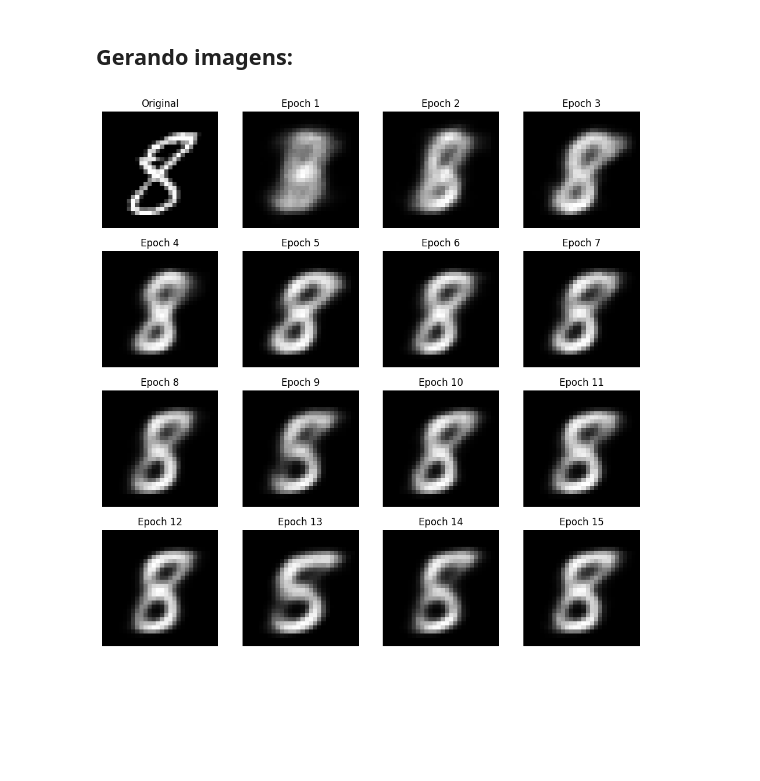
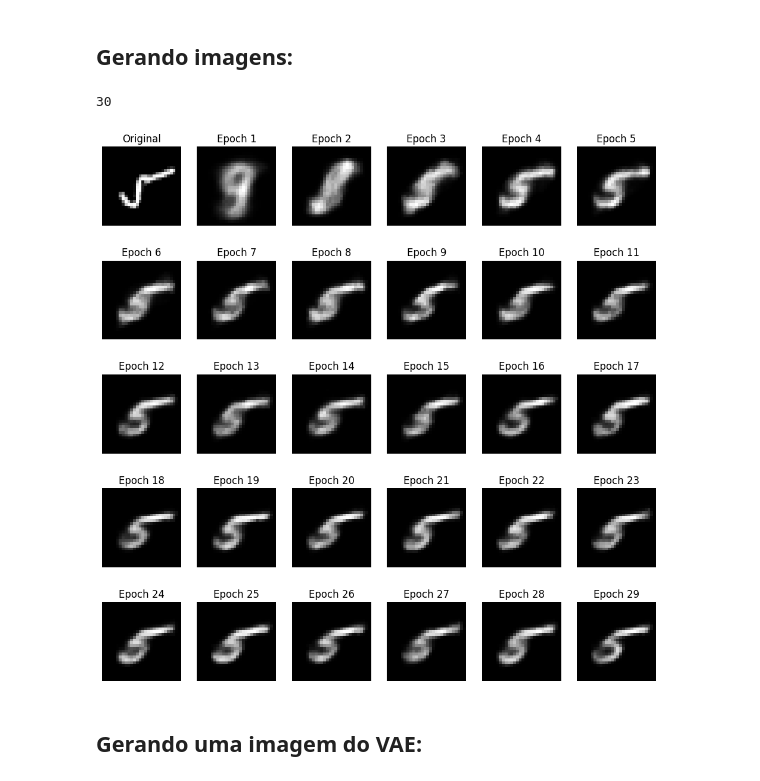
Before and after one commit to FelipeMeiga/tcc, a Jupyter notebook: vae.ipynb, the cells around one changed output. Saved outputs shown, nothing was run; the diff lists cells and outputs as text; code cells hidden in the pictures; blank space fills up the shorter version.

```diff
--- a/vae.ipynb
+++ b/vae.ipynb
@@ -107,7 +108,7 @@ specific_image, _ = train_dataset[0]
 specific_image = specific_image.to(device).view(-1, image_dims_color)
 
 model.train()
-num_epochs = 15
+num_epochs = 30
 reconstructions = []
 # %% [output]
 cuda
@@ -115,6 +116,8 @@ cuda
 ## Treinamento:
 (salvando os pesos do modelo em cada epoca)
 # %%
+train_loss_values = []
+
 for epoch in range(num_epochs):
     train_loss = 0
     for batch_idx, (data, _) in enumerate(train_loader):
@@ -126,7 +129,9 @@ for epoch in range(num_epochs):
         train_loss += loss.item()
         optimizer.step()
 
-    # Salvar os pesos do modelo para cada época
+    average_train_loss = train_loss / len(train_loader)
+    train_loss_values.append(average_train_loss)
+
     torch.save(model.state_dict(), f'./epochs/vae_epoch_{epoch + 1}.pth')
 
     model.eval()
@@ -136,4 +141,11 @@ for epoch in range(num_epochs):
     model.train()
 
     print(f'Epoch {epoch + 1}, Loss: {train_loss / len(train_loader.dataset)}')
+
+plt.plot(range(1, num_epochs+1), train_loss_values, label='Training Loss')
+plt.xlabel('Epoch')
+plt.ylabel('Loss')
+plt.title('Training Loss Curve')
+plt.legend()
+plt.show()
 # %% [output]
@@ -156,39 +171,43 @@ Epoch 15, Loss: 129.38853767903646
 ## Gerando imagens:
 # %%
 def predict(image, num_epochs):
+    print(num_epochs)
     image = image.to(device).view(-1, image_dims_color)
     predictions = []
     for epoch in range(1, num_epochs + 1):
         model.load_state_dict(torch.load(f'./epochs/vae_epoch_{epoch}.pth'))
         model.eval()
         with torch.no_grad():
             recon_image, _, _ = model(image)
             predictions.append(recon_image.view(28, 28).cpu().numpy())
     return predictions
 
 model.eval()
 with torch.no_grad():
     z = torch.randn(64, 20).to(device)
     sample = model.decode(z).cpu()
     sample = sample.view(64, 28, 28)
 
 specific_image, _ = test_dataset[random.choice(range(0, test_size))]
 predictions = predict(specific_image, num_epochs)
 
-fig, ax = plt.subplots(4, 4, figsize=(12, 12))
+fig, ax = plt.subplots(5, 6, figsize=(12, 12))
 ax = ax.flatten()
 ax[0].imshow(specific_image.view(28, 28).cpu(), cmap='gray')
 ax[0].set_title('Original')
 ax[0].axis('off')
 
-for i in range(1, 16):
+for i in range(1, 30):
     ax[i].imshow(predictions[i-1], cmap='gray')
     ax[i].set_title(f'Epoch {i}')
     ax[i].axis('off')
 
 plt.show()
 # %% [output]
+30
-[figure, old version]
+[figure, new version]
+# %% [markdown]
+## Gerando uma imagem do VAE:
 # %%
 def generate_image(model, device):
     model.eval()
```
Also changed, not shown: parts of 3 cells of this notebook, 2 other files.
